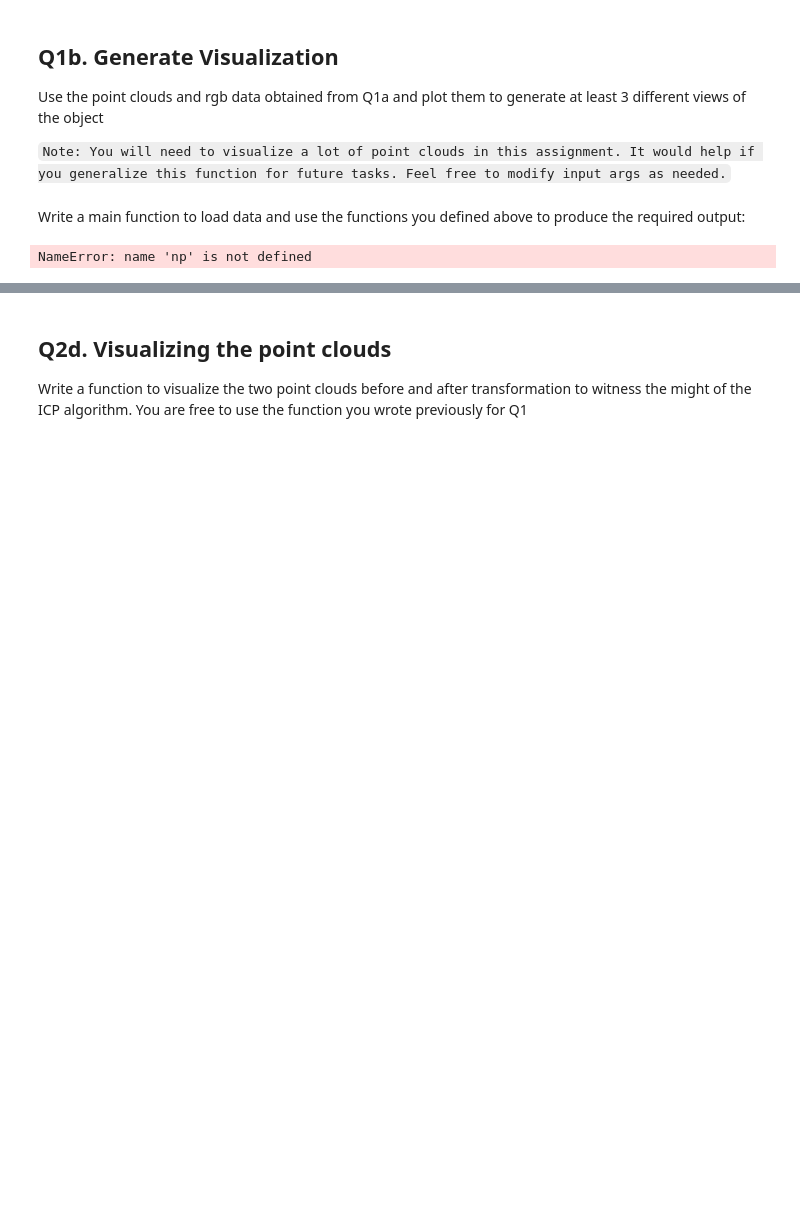
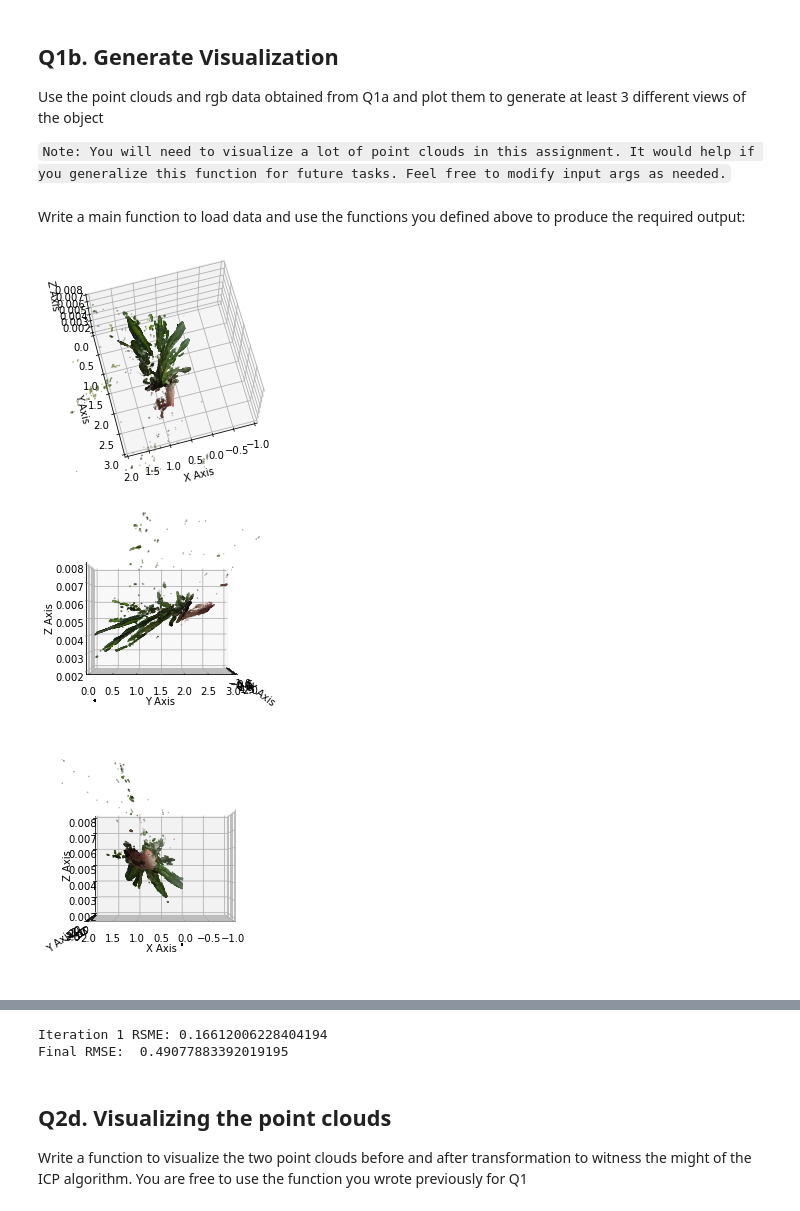
Before and after one commit to sarahjchan/3d-perception, a Jupyter notebook: point_clouds/Homework2.ipynb, the cells around one changed output, grey strips where cells are left out. Cells and saved outputs as stored; diff of their text form; code cells hidden in the pictures; blank space fills up the shorter version.

Commit message:
point cloud updates

```diff
--- a/point_clouds/Homework2.ipynb
+++ b/point_clouds/Homework2.ipynb
@@ -132,17 +113,21 @@ Write a main function to load data and use the functions you defined above to pr
 # %%
 if __name__ == "__main__":
     data = np.load("data/generate_point_cloud.npz")
-    print(data.keys())
+#     print(data.keys())
 
     rgb_image = data["rgb"]
     depth_image = data["depth"]
     mask = data["mask"]
     camera_data = {"focal_length": data["focal_length"], "camera_center": data["camera_center"]}
 
     point_cloud, rgb = generate_point_clouds(rgb_image, depth_image, mask, camera_data)
-    visualize_point_clouds(point_cloud, rgb)
+    visualizing_point_clouds(point_cloud, rgb)
+    visualizing_point_clouds(point_cloud, rgb, elev=0, azim=0)
+    visualizing_point_clouds(point_cloud, rgb, elev=0, azim=90)
 # %% [output]
-NameError: name 'np' is not defined
+[figure, added]
+[figure, added]
+[figure, added]
 # %% [markdown]
 # Iterative Closest Point Algorithm
 
@@ -264,3 +270,64 @@ def RMSE_error(X, Y,t,R):
+# %%
+def ICP_algorithm(X , Y , t, R, threshold, max_iter):
+    #########################################
+    #############YOUR CODE HERE##############
+    #########################################
+    error = 9999
+    iteration = 1
+    correspondences = []
+    while error > threshold:
+        if iteration > max_iter:
+            break
+        else:
+            correspondences = []
+#             print('Iteration', iteration)
+#             print('R', R)
+#             print('t', np.shape(t))
+            correspondences = estimate_correspondences(X, Y, t, R, threshold)
+            R, t = compute_rigid_transformation(X,Y,correspondences)
+            error = RMSE_error(X, Y, t, R)
+            print('Iteration', iteration, 'RSME:', error)
+            iteration = iteration + 1
+
+    ##########################################
+    return t,R,correspondences
+
+
+def RMSE_error(X, Y,t,R):
+    N = np.shape(X)[0]
+#     print('hi from rmse')
+#     print('t shape', np.shape(t))
+#     print('X shape', np.shape(X))
+#     print('Y shape', np.shape(Y))
+#     t = t.reshape(N, 3)
+#     RMSE = np.linalg.norm((R @ X.T + np.tile(np.reshape(t, (3, 1)), (N, 1))) - Y)# / N
+    RMSE = np.linalg.norm((X @ R + t) - Y) / np.sqrt(N)
+
+    return RMSE
+
+#---- Write your 'main' function to load data and use the ICP algorithm -------#
+if __name__ == "__main__":
+    X = np.loadtxt("data/point_cloud_X.txt")
+    Y = np.loadtxt("data/point_cloud_Y.txt")
+
+    sample_indices = np.random.choice(X.shape[0], size=1000, replace=False)
+    X = X[sample_indices]
+
+    t = np.zeros(3)
+    R = np.eye(3)
+
+    max_iter = 30
+    threshold = 0.5
+    t, R, correspondences = ICP_algorithm(X, Y, t, R, threshold, max_iter)
+
+    X = np.loadtxt("data/point_cloud_X.txt")
+    final_pc = X @ R + t
+
+    RMSE = RMSE_error(final_pc, Y, t, R)
+    print('Final RMSE: ', RMSE)
+# %% [output]
+Iteration 1 RSME: 0.16612006228404194
+Final RMSE:  0.49077883392019195
 # %% [markdown]
 ## Q2d. Visualizing the point clouds
 Write a function to visualize the two point clouds before and after transformation to witness the might of the ICP algorithm. You are free to use the function you wrote previously for Q1
```
Also changed, not shown: parts of 20 cells of this notebook.
